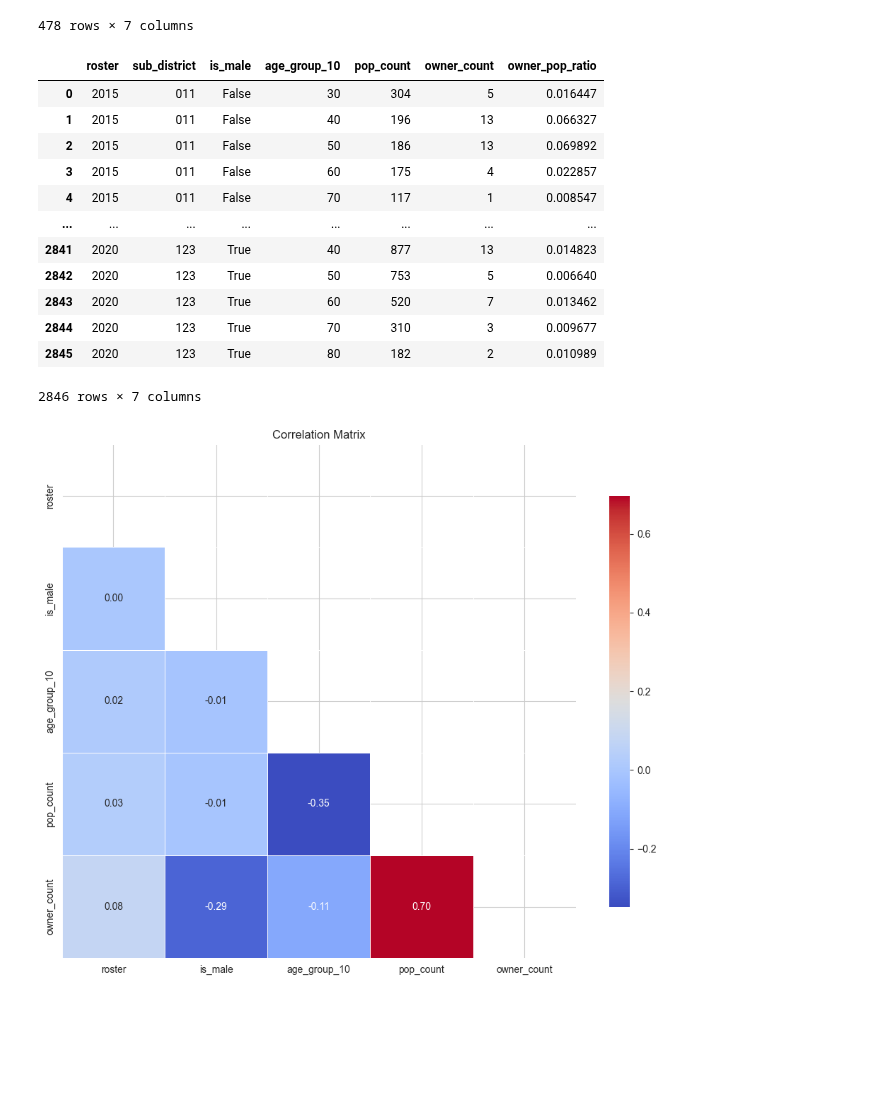
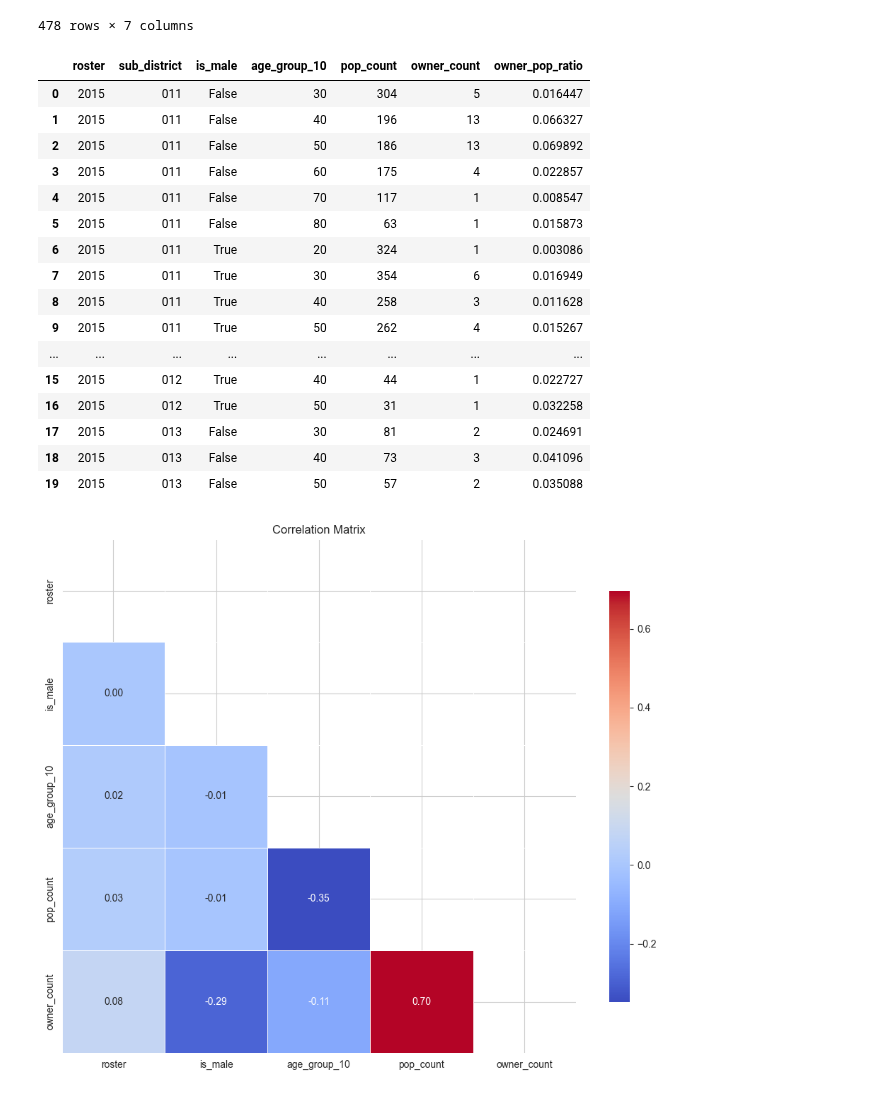
Before and after one commit to jonnross88/Springboard, a Jupyter notebook: u20_data_storytelling/zurich.ipynb, the cells around one changed output. Saved outputs shown, nothing was run; the diff lists cells and outputs as text; code cells hidden in the pictures; blank space fills up the shorter version.

```diff
--- a/u20_data_storytelling/zurich.ipynb
+++ b/u20_data_storytelling/zurich.ipynb
@@ -2011,7 +2029,8 @@ These datasets summarize dog and owner counts for further analysis.
 merged_grouped_4_cols = pop_count_grouped_4_cols.merge(
     dog_owner_grouped_4_cols,
 )
-merged_grouped_4_cols["owner_count"] = merged_grouped_4_cols["owner_count"].fillna(0)
+merged_grouped_4_cols["owner_count"] = merged_grouped_4_cols["owner_count"].fillna(
+    0)
 
 # Calculate the ratio of dog owners to population for each group
 merged_grouped_4_cols["owner_pop_ratio"] = (
@@ -2019,6 +2038,6 @@ merged_grouped_4_cols["owner_pop_ratio"] = (
 )
 # Drop the Nans rows
 merged_grouped_4_cols.dropna(inplace=True)
-merged_grouped_4_cols.sample(5)
+merged_grouped_4_cols.head(10)
 # %% [output]
 |  | roster | sub_district | is_male | age_group_10 | pop_count | owner_count | owner_pop_ratio |
@@ -2166,21 +2213,25 @@ merged_grouped_4_cols.loc[
 # g = sns.FacetGrid(merged_grouped_4_cols, col="age_group_10", row="sub_district")
 # g.map(sns.histplot, "owner_pop_ratio")
 # %%
-merged_grouped_4_cols.query("roster >= 2015 & roster <= 2020")
+merged_grouped_4_cols.query("roster >= 2015 & roster <= 2020").head(20)
 # %% [output]
 |  | roster | sub_district | is_male | age_group_10 | pop_count | owner_count | owner_pop_ratio |
 | 0 | 2015 | 011 | False | 30 | 304 | 5 | 0.016447 |
 | 1 | 2015 | 011 | False | 40 | 196 | 13 | 0.066327 |
 | 2 | 2015 | 011 | False | 50 | 186 | 13 | 0.069892 |
 | 3 | 2015 | 011 | False | 60 | 175 | 4 | 0.022857 |
 | 4 | 2015 | 011 | False | 70 | 117 | 1 | 0.008547 |
+| 5 | 2015 | 011 | False | 80 | 63 | 1 | 0.015873 |
+| 6 | 2015 | 011 | True | 20 | 324 | 1 | 0.003086 |
+| 7 | 2015 | 011 | True | 30 | 354 | 6 | 0.016949 |
+| 8 | 2015 | 011 | True | 40 | 258 | 3 | 0.011628 |
+| 9 | 2015 | 011 | True | 50 | 262 | 4 | 0.015267 |
 | ... | ... | ... | ... | ... | ... | ... | ... |
-| 2841 | 2020 | 123 | True | 40 | 877 | 13 | 0.014823 |
-| 2842 | 2020 | 123 | True | 50 | 753 | 5 | 0.006640 |
-| 2843 | 2020 | 123 | True | 60 | 520 | 7 | 0.013462 |
-| 2844 | 2020 | 123 | True | 70 | 310 | 3 | 0.009677 |
-| 2845 | 2020 | 123 | True | 80 | 182 | 2 | 0.010989 |
+| 15 | 2015 | 012 | True | 40 | 44 | 1 | 0.022727 |
+| 16 | 2015 | 012 | True | 50 | 31 | 1 | 0.032258 |
+| 17 | 2015 | 013 | False | 30 | 81 | 2 | 0.024691 |
+| 18 | 2015 | 013 | False | 40 | 73 | 3 | 0.041096 |
+| 19 | 2015 | 013 | False | 50 | 57 | 2 | 0.035088 |
-2846 rows × 7 columns
 # %%
 corr = (
     pop_count_grouped_4_cols.merge(dog_owner_grouped_4_cols, how="outer")
```
Also changed, not shown: parts of 40 cells of this notebook.
